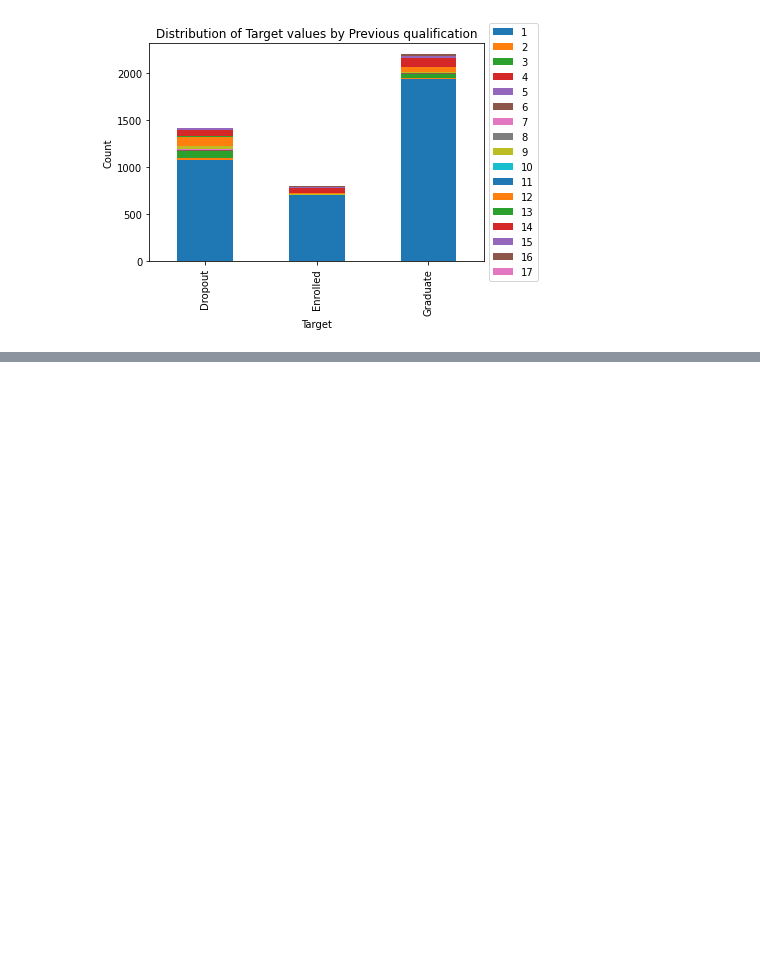
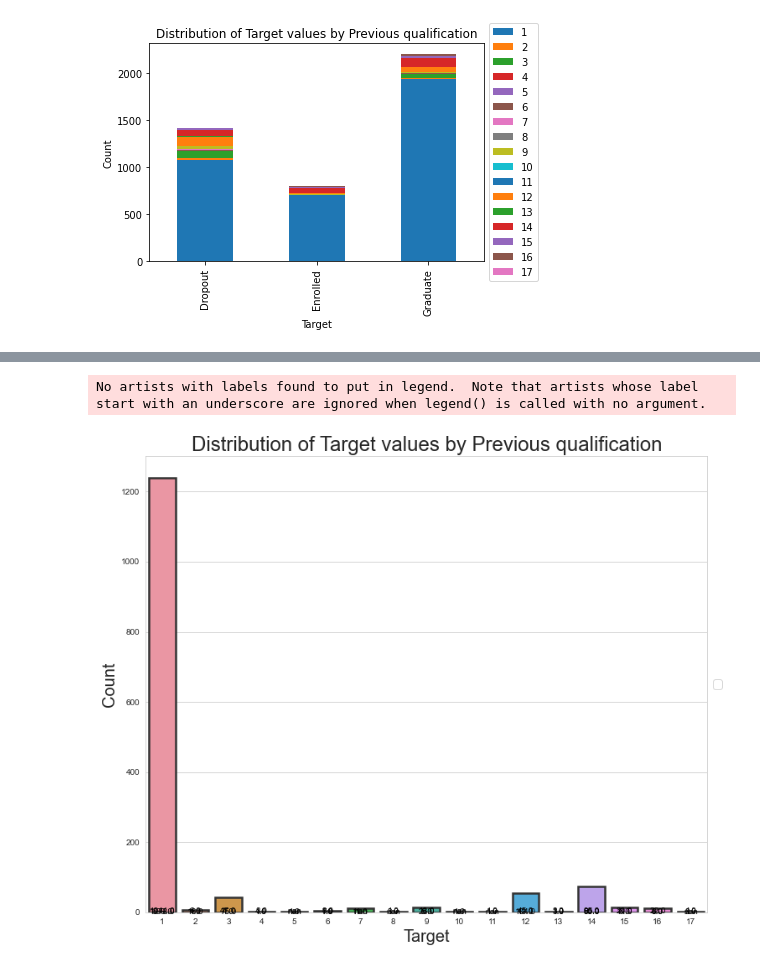
Before and after one commit to mlister3/Student_Success_Predictors, a Jupyter notebook: data.ipynb, the cells around one changed output, grey strips where cells are left out. Drawn from its saved outputs; the diff is of its cells as text; code cells hidden in the pictures; blank space fills up the shorter version.

Commit message:
added new data

```diff
--- a/data.ipynb
+++ b/data.ipynb
@@ -157,0 +122,40 @@ plt.show()
+# %%
+import matplotlib.pyplot as plt
+import pandas as pd
+import seaborn as sns
+
+# Group the data by Previous qualification and Target
+visual = grouped.groupby(['Previous qualification', 'Target']).size().reset_index(name='counts')
+
+# Pivot the data to create a DataFrame with the columns as Previous qualification categories and the rows as Target values
+pivot = grouped.pivot(index='Target', columns='Previous qualification', values='counts')
+
+# Plot the stacked bar chart using Seaborn library
+sns.set_style("whitegrid")
+sns.set_palette("husl")
+plt.figure(figsize=(12,10))
+sns.barplot(data=pivot, errorbar=None, edgecolor=".2", linewidth=2.5)
+
+
+# Increase font size of labels, title, and legend
+plt.xlabel('Target', fontsize=20)
+plt.ylabel('Count', fontsize=20)
+plt.title('Distribution of Target values by Previous qualification', fontsize=24)
+plt.legend(loc="center left", bbox_to_anchor=(1, 0.5), fontsize=14)
+
+
+
+
+
+
+
+# Add annotations to highlight important information
+for i in range(pivot.shape[0]):
+    for j in range(pivot.shape[1]):
+        plt.text(j, i, pivot.iloc[i, j], ha="center", va="center", color="black", fontsize=10)
+
+# Show the plot
+plt.show()
+# %% [output]
+No artists with labels found to put in legend.  Note that artists whose label start with an underscore are ignored when legend() is called with no argument.
+[figure, added]
```
Also changed, not shown: parts of 12 cells of this notebook.
